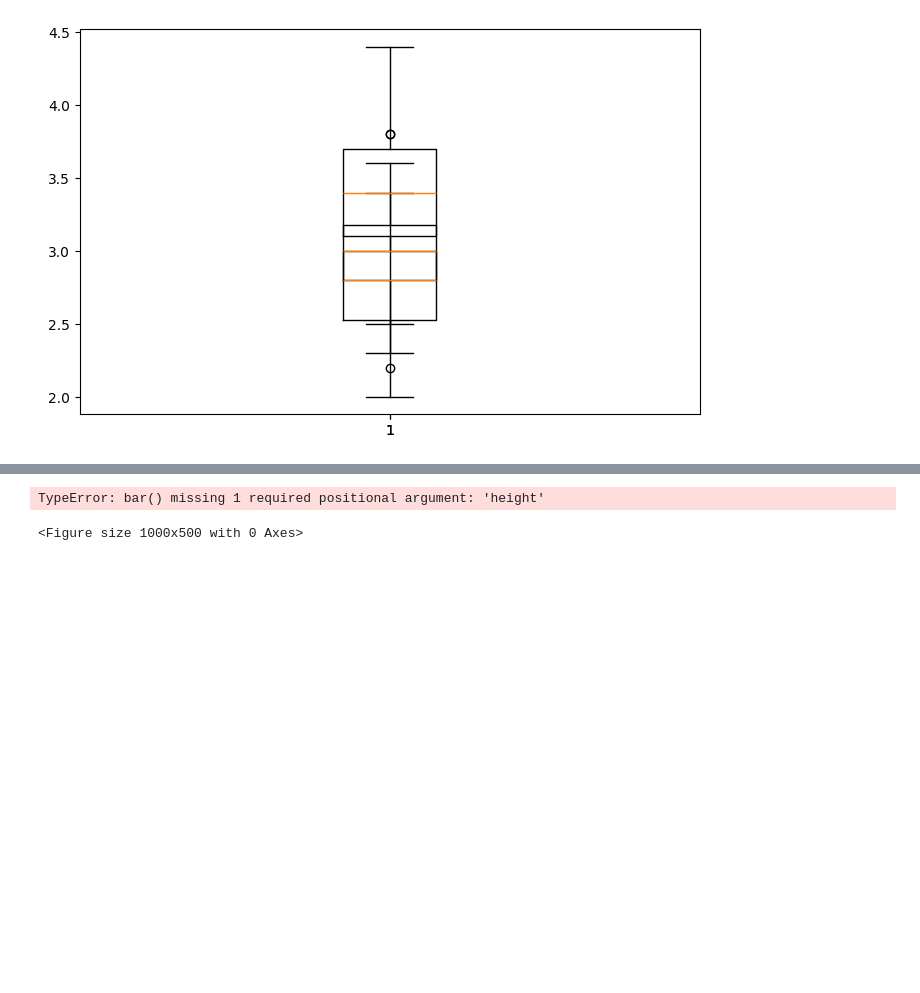
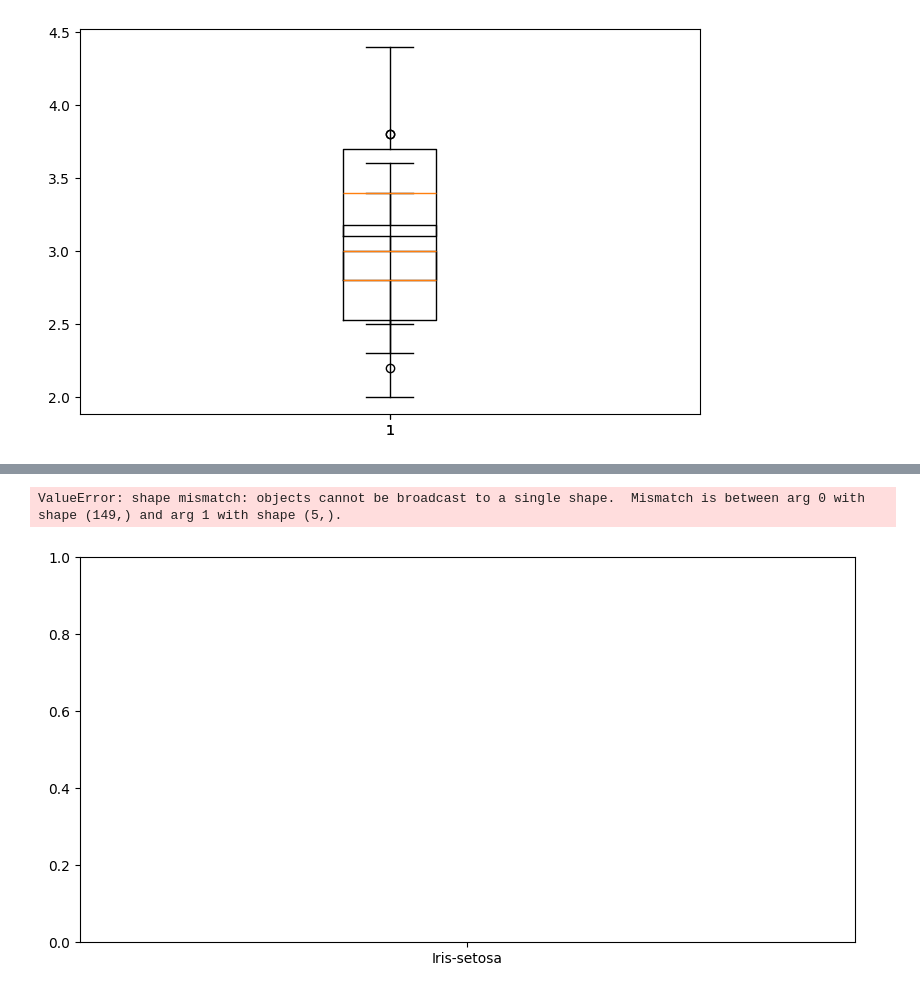
Before and after one commit to Srishti36912/python, a Jupyter notebook: practice.ipynb, the cells around one changed output, grey strips where cells are left out. Drawn from its saved outputs; the diff is of its cells as text; code cells hidden in the pictures; blank space fills up the shorter version.

```diff
--- a/practice.ipynb
+++ b/practice.ipynb
@@ -1161,7 +1161,8 @@ vir = virginica.count()
 # %%
 #5
 plt.figure(figsize=(10,5))
-plt.bar('Species', y=[scount,versicount,vir])
+a = df['Species']
+plt.bar(a, height= scount, data=setosa,color= 'red')
 # %% [output]
-TypeError: bar() missing 1 required positional argument: 'height'
+ValueError: shape mismatch: objects cannot be broadcast to a single shape.  Mismatch is between arg 0 with shape (149,) and arg 1 with shape (5,).
-<Figure size 1000x500 with 0 Axes>
+[figure, added]
```
Also changed, not shown: parts of 3 cells of this notebook.
